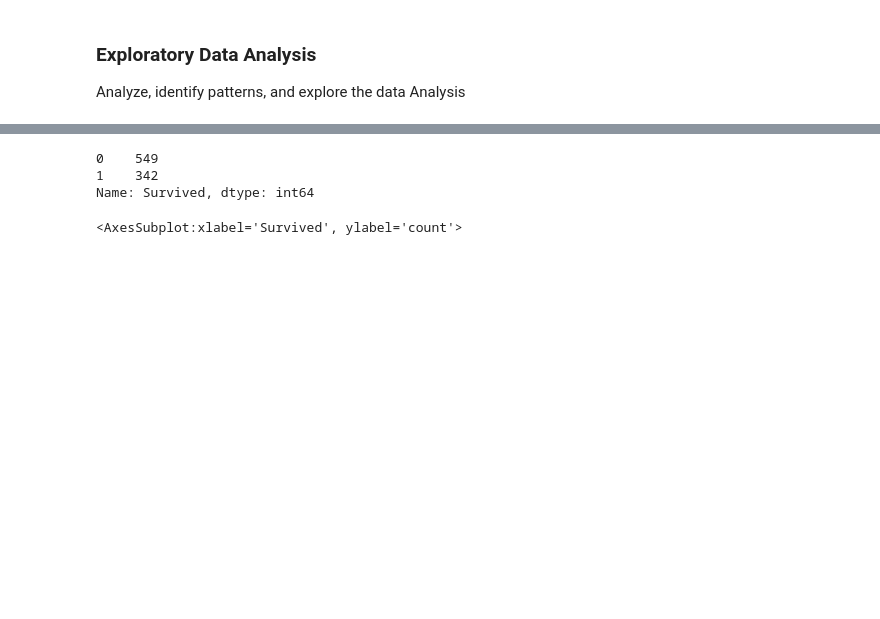
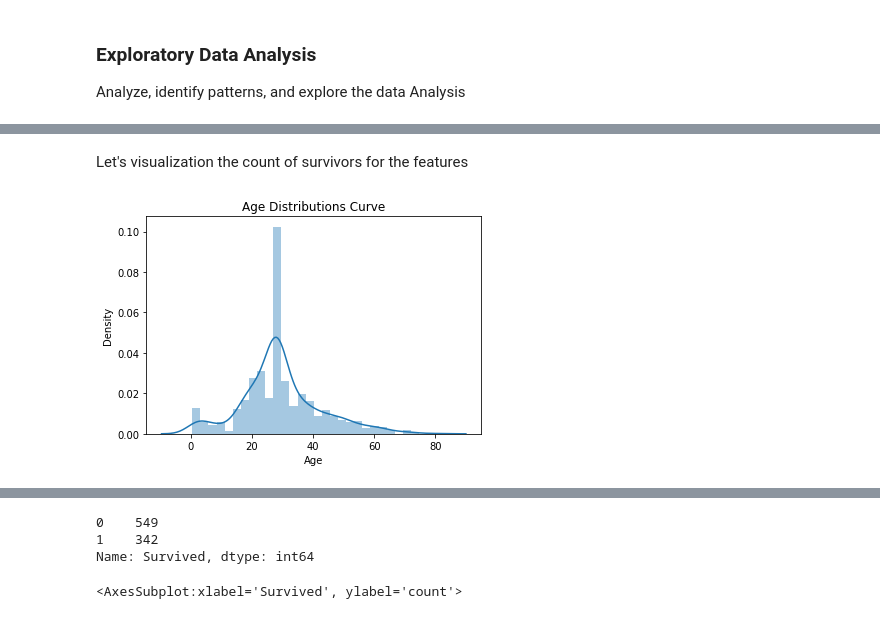
Before and after one commit to sophia14324/ML-predication-of-Titanic-Disaster, a Jupyter notebook: Titanic.ipynb, the cells around one changed output, grey strips where cells are left out. Saved outputs shown, nothing was run; the diff lists cells and outputs as text; code cells hidden in the pictures; blank space fills up the shorter version.

```diff
--- a/Titanic.ipynb
+++ b/Titanic.ipynb
@@ -175,5 +171,0 @@ Categories (2, object): ['female', 'male']
-# %%
-#Let's map the sex variables to binary values: 1 on male and 0 on female
-Sex = {'male' : '1', 'female': '0'}
-titanic_df.Sex = [Sex[item] for item in titanic_df.Sex]
-titanic_df.head()
@@ -192,7 +172,3 @@ Categories (3, object): ['C', 'Q', 'S']
-# %%
-#map embarked variables to numerics on titanic_df dataset
-Embarked = {'S': '0', 'C': '1', 'Q': '2'}
-titanic_df.Embarked = [Embarked[item] for item in titanic_df.Embarked]
 # %%
 #Let's observe the columns
 titanic_df.columns.values
@@ -241,0 +206,10 @@ Analyze, identify patterns, and explore the data Analysis
+# %% [markdown]
+Let's visualization the count of survivors for the features
+# %%
+# A bar graph that represents how age was distributed in the titanic_df dataset
+
+sns.distplot(titanic_df['Age'], kde=True)
+plt.title('Age Distributions Curve')
+plt.show()
+# %% [output]
+[figure, added]
```
Also changed, not shown: parts of 79 cells of this notebook.
